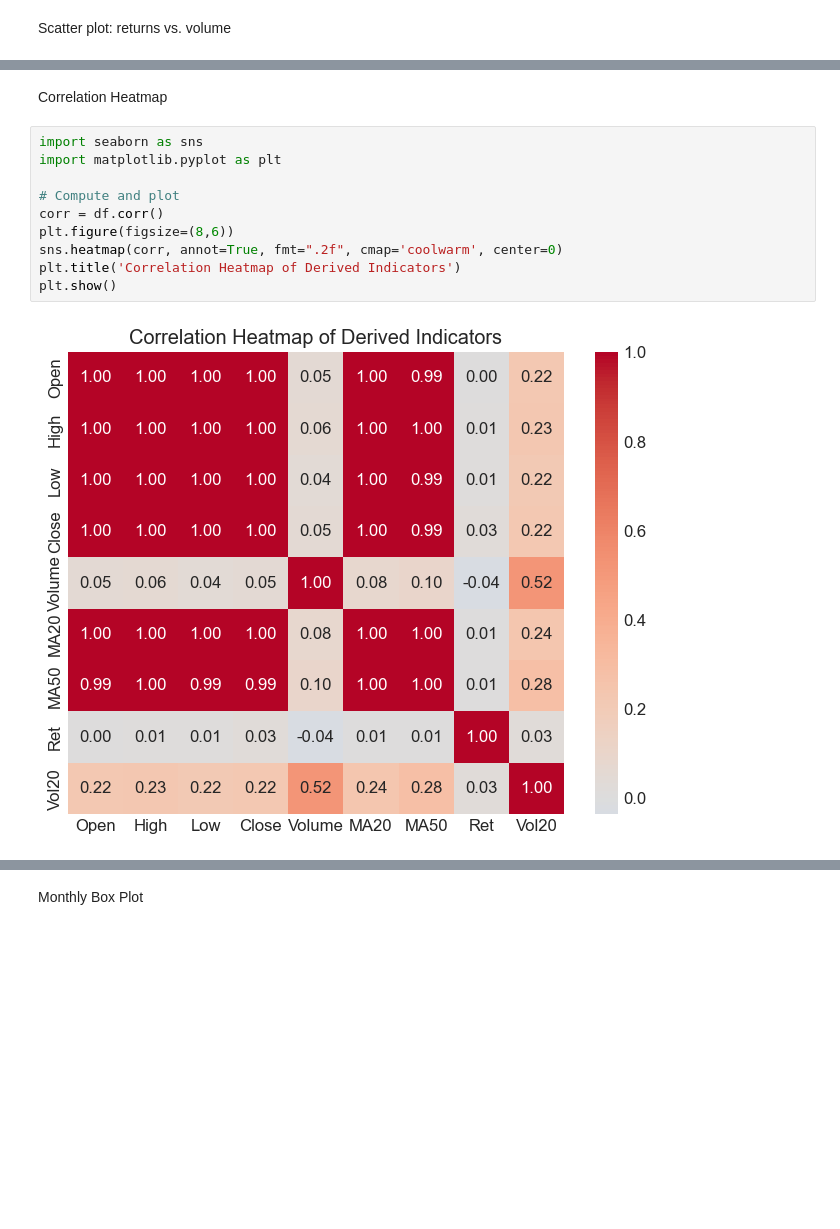
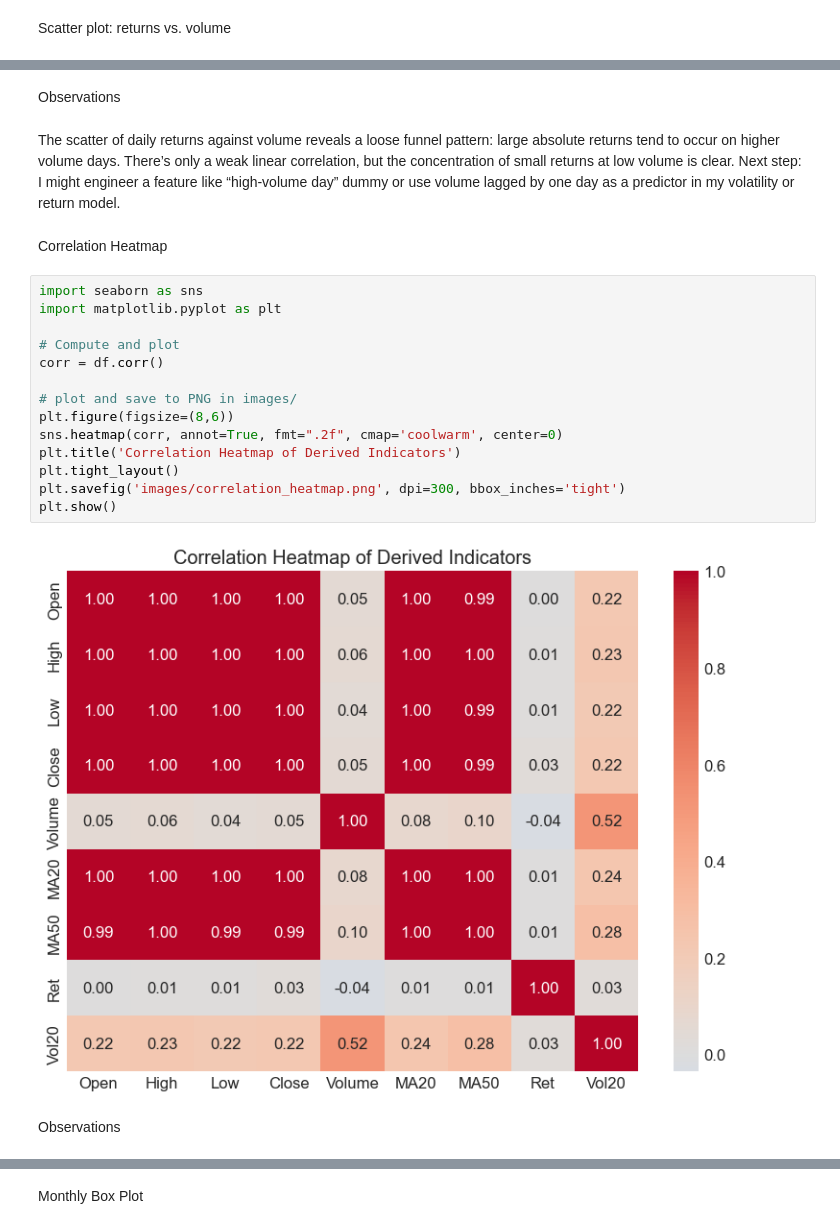
Before and after one commit to johnpospisil/Microsoft-Stock, a Jupyter notebook: microsoft-stock-time-series-analysis.ipynb, the cells around one changed output, grey strips where cells are left out. Saved outputs shown, nothing was run; the diff lists cells and outputs as text; blank space fills up the shorter version.

Commit message:
Add observations for images. Export images as png. Gitignore images folder.

```diff
--- a/microsoft-stock-time-series-analysis.ipynb
+++ b/microsoft-stock-time-series-analysis.ipynb
@@ -119,15 +146,25 @@ df.plot.scatter(x='Ret', y='Volume', alpha=0.3, figsize=(6,6))
 [figure]
+# %% [markdown]
+Observations
+# %% [markdown]
+The scatter of daily returns against volume reveals a loose funnel pattern: large absolute returns tend to occur on higher volume days. There’s only a weak linear correlation, but the concentration of small returns at low volume is clear. Next step: I might engineer a feature like “high-volume day” dummy or use volume lagged by one day as a predictor in my volatility or return model.
 # %% [markdown]
 Correlation Heatmap
 # %%
 import seaborn as sns
 import matplotlib.pyplot as plt
 
 # Compute and plot
 corr = df.corr()
+
+# plot and save to PNG in images/
 plt.figure(figsize=(8,6))
 sns.heatmap(corr, annot=True, fmt=".2f", cmap='coolwarm', center=0)
 plt.title('Correlation Heatmap of Derived Indicators')
+plt.tight_layout()
+plt.savefig('images/correlation_heatmap.png', dpi=300, bbox_inches='tight')
 plt.show()
 # %% [output]
-[figure, old version]
+[figure, new version]
+# %% [markdown]
+Observations
```
Also changed, not shown: parts of 23 cells of this notebook, 2 other files.
